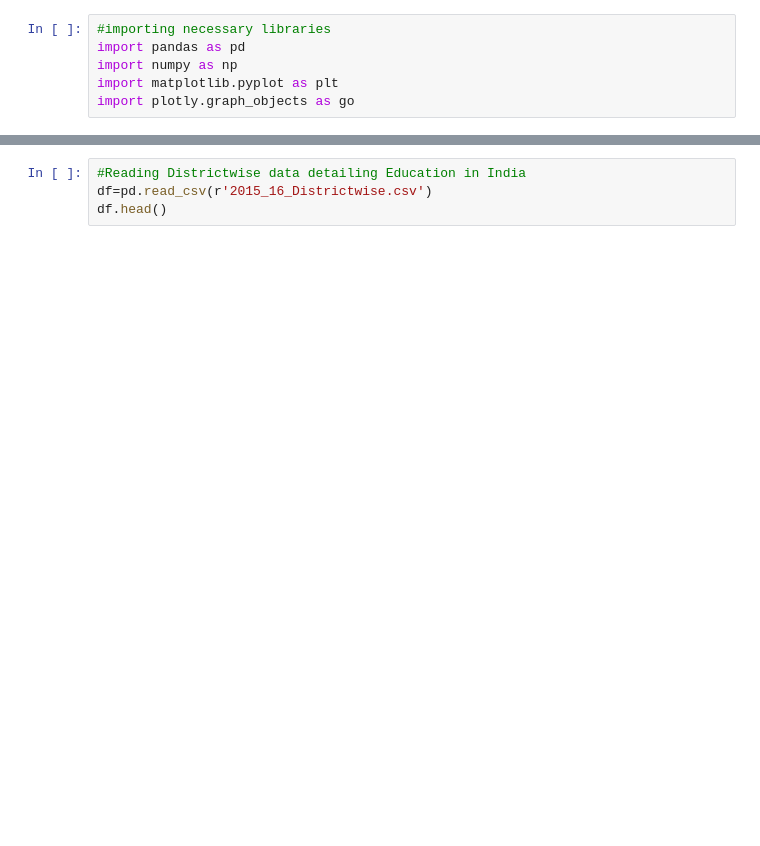
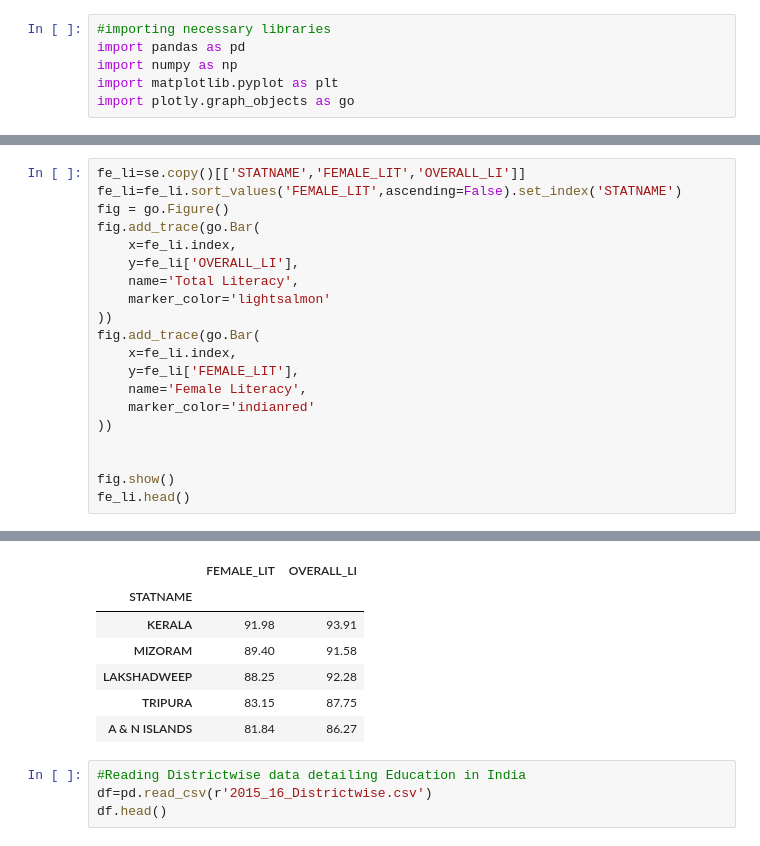
Before and after one commit to rishabh-runwal/education-india, a Jupyter notebook: Education-India.ipynb, the cells around one changed output, grey strips where cells are left out. Drawn from its saved outputs; the diff is of its cells as text; blank space fills up the shorter version.

```diff
--- a/Education-India.ipynb
+++ b/Education-India.ipynb
@@ -6,0 +53,21 @@ import plotly.graph_objects as go
+# %%
+fe_li=se.copy()[['STATNAME','FEMALE_LIT','OVERALL_LI']]
+fe_li=fe_li.sort_values('FEMALE_LIT',ascending=False).set_index('STATNAME')
+fig = go.Figure()
+fig.add_trace(go.Bar(
+    x=fe_li.index,
+    y=fe_li['OVERALL_LI'],
+    name='Total Literacy',
+    marker_color='lightsalmon'
+))
+fig.add_trace(go.Bar(
+    x=fe_li.index,
+    y=fe_li['FEMALE_LIT'],
+    name='Female Literacy',
+    marker_color='indianred'
+))
+
+
+fig.show()
+fe_li.head()
+# %% [output]
@@ -7,3 +76,10 @@ import plotly.graph_objects as go
+|  | FEMALE_LIT | OVERALL_LI |
+| STATNAME |  |  |
+| KERALA | 91.98 | 93.91 |
+| MIZORAM | 89.40 | 91.58 |
+| LAKSHADWEEP | 88.25 | 92.28 |
+| TRIPURA | 83.15 | 87.75 |
+| A & N ISLANDS | 81.84 | 86.27 |
 # %%
 #Reading Districtwise data detailing Education in India
 df=pd.read_csv(r'2015_16_Districtwise.csv')
```
Also changed, not shown: parts of 12 cells of this notebook.
